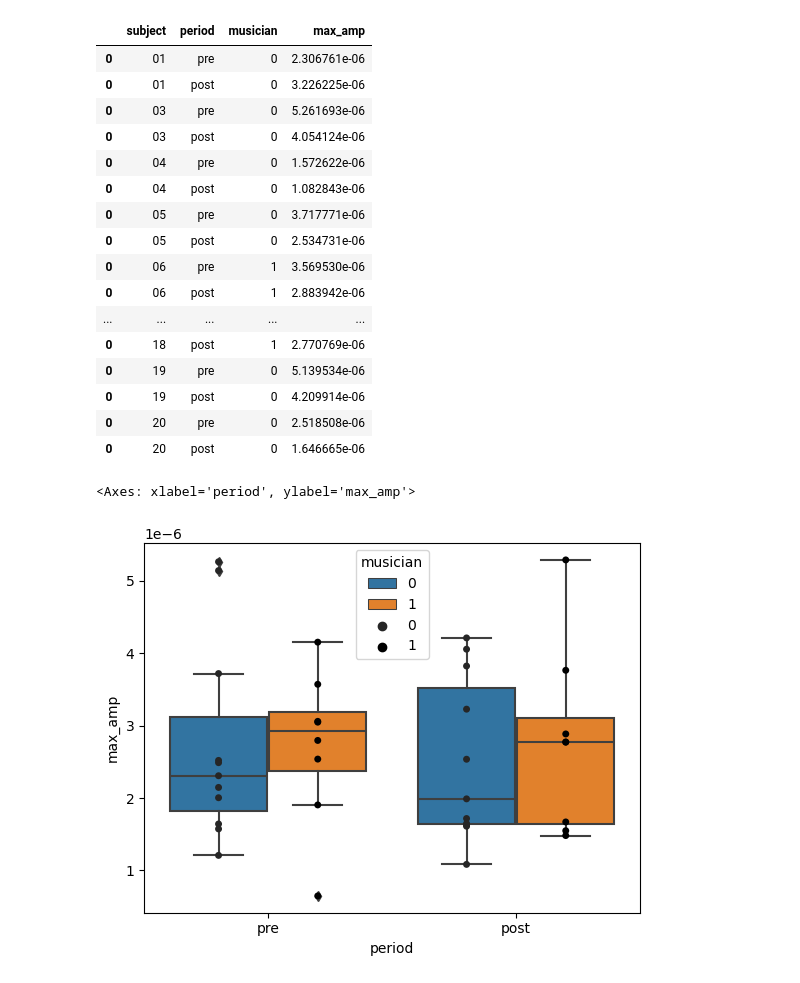
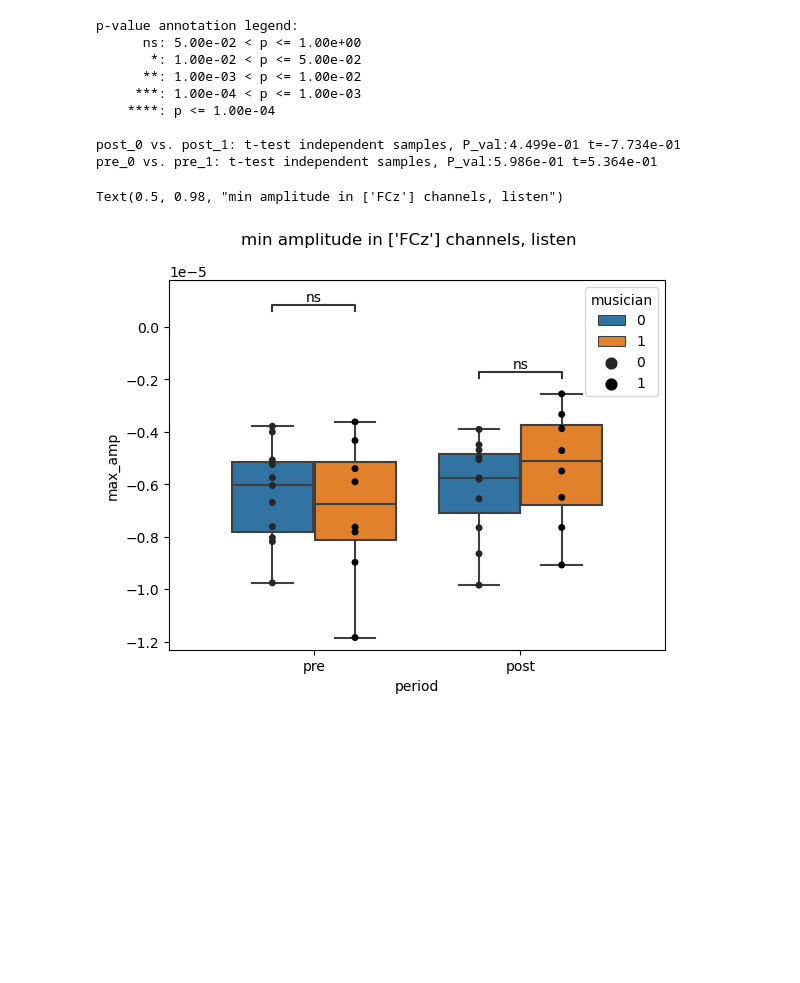
Before and after one commit to haiqin-zhang/AM-EEG, a Jupyter notebook: pipelines_LM/erp_maxamp.ipynb, the cells around one changed output. Cells and saved outputs as stored; diff of their text form; code cells hidden in the pictures; blank space fills up the shorter version.

```diff
--- a/pipelines_LM/erp_maxamp.ipynb
+++ b/pipelines_LM/erp_maxamp.ipynb
@@ -34,5 +125,5 @@ epochs_pre_nmus, evokeds_pre_nmus, epochs_post_nmus, evoked_post_nmus = load_evo
 # %%
-p_channels = ['Cz', 'FCz']
+p_channels = ['FCz']
 p_ch_idx = ch_index(p_channels)
 # %%
 ep = epochs_pre_mus.get_data()[:, :64, :]
@@ -127,4 +200,4 @@ No baseline correction applied
 # %%
-epochs_bysubject = load_epochs_bysubject(subjects_to_process, 'motor')
+epochs_bysubject = load_epochs_bysubject(subjects_to_process, task)
 # %% [output]
 Processing subject:  01
@@ -198,4 +254,7 @@ No baseline correction applied
 # %%
+#construct df with max or min amplitudes for each subject
+
+
 max_amps = pd.DataFrame(columns = ['subject', 'period', 'musician', 'max_amp'])
 
 for subject in subjects_to_process:
@@ -208,7 +267,10 @@ for subject in subjects_to_process:
 
         ep_mean = df_sub['epochs'].iloc[0]
         ep_chn = ep_mean[p_ch_idx[0]]
-        ep_max = np.max(ep_chn)
+        if type == 'max':
+            ep_max = np.max(ep_chn)
+        elif type == 'min':
+            ep_max = np.min(ep_chn)
 
         max_amps_sub = pd.DataFrame({
 
@@ -219,29 +281,30 @@ for subject in subjects_to_process:
         })
 
         max_amps = pd.concat([max_amps, max_amps_sub])
-# %%
-max_amps
-# %% [output]
-|  | subject | period | musician | max_amp |
-| 0 | 01 | pre | 0 | 2.306761e-06 |
-| 0 | 01 | post | 0 | 3.226225e-06 |
-| 0 | 03 | pre | 0 | 5.261693e-06 |
-| 0 | 03 | post | 0 | 4.054124e-06 |
-| 0 | 04 | pre | 0 | 1.572622e-06 |
-| 0 | 04 | post | 0 | 1.082843e-06 |
-| 0 | 05 | pre | 0 | 3.717771e-06 |
-| 0 | 05 | post | 0 | 2.534731e-06 |
-| 0 | 06 | pre | 1 | 3.569530e-06 |
-| 0 | 06 | post | 1 | 2.883942e-06 |
-| ... | ... | ... | ... | ... |
-| 0 | 18 | post | 1 | 2.770769e-06 |
-| 0 | 19 | pre | 0 | 5.139534e-06 |
-| 0 | 19 | post | 0 | 4.209914e-06 |
-| 0 | 20 | pre | 0 | 2.518508e-06 |
-| 0 | 20 | post | 0 | 1.646665e-06 |
-# %%
-sns.boxplot(data = max_amps, x = 'period', y = 'max_amp', hue = 'musician')
-sns.stripplot(data = max_amps, x = 'period', y = 'max_amp', hue = 'musician', dodge=True, jitter = False, color = 'black')
-# %% [output]
-<Axes: xlabel='period', ylabel='max_amp'>
-[figure, removed]
+# %%
+fig, ax = plt.subplots(1,1)
+sns.boxplot(data = max_amps, x = 'period', y = 'max_amp', hue = 'musician', ax = ax)
+sns.stripplot(data = max_amps, x = 'period', y = 'max_amp', hue = 'musician', dodge=True, jitter = False, color = 'black', ax = ax)
+
+#stat annotations
+pairs = [
+    (('pre', 0), ('pre', 1)),  # Compare musician = 0 vs musician = 1 for 'pre' period
+    (('post', 0), ('post', 1))  # Compare musician = 0 vs musician = 1 for 'post' period
+]
+annotator = Annotator(ax, pairs, data = max_amps, x = 'period', y = 'max_amp', hue = 'musician')
+annotator.configure(test = 't-test_ind', text_format = 'star', loc = 'inside')
+annotator.apply_and_annotate()
+
+fig.suptitle(f'{type} amplitude in {p_channels} channels, {task}')
+# %% [output]
+p-value annotation legend:
+      ns: 5.00e-02 < p <= 1.00e+00
+       *: 1.00e-02 < p <= 5.00e-02
+      **: 1.00e-03 < p <= 1.00e-02
+     ***: 1.00e-04 < p <= 1.00e-03
+    ****: p <= 1.00e-04
+
+post_0 vs. post_1: t-test independent samples, P_val:4.499e-01 t=-7.734e-01
+pre_0 vs. pre_1: t-test independent samples, P_val:5.986e-01 t=5.364e-01
+Text(0.5, 0.98, "min amplitude in ['FCz'] channels, listen")
+[figure, added]
```
Also changed, not shown: parts of 7 cells of this notebook, 7 other files.
